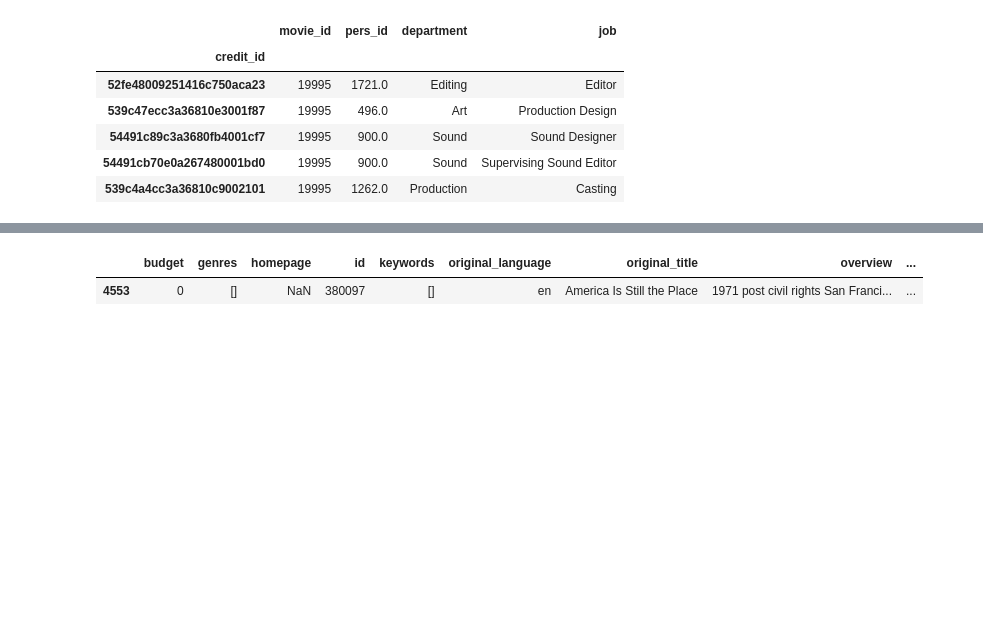
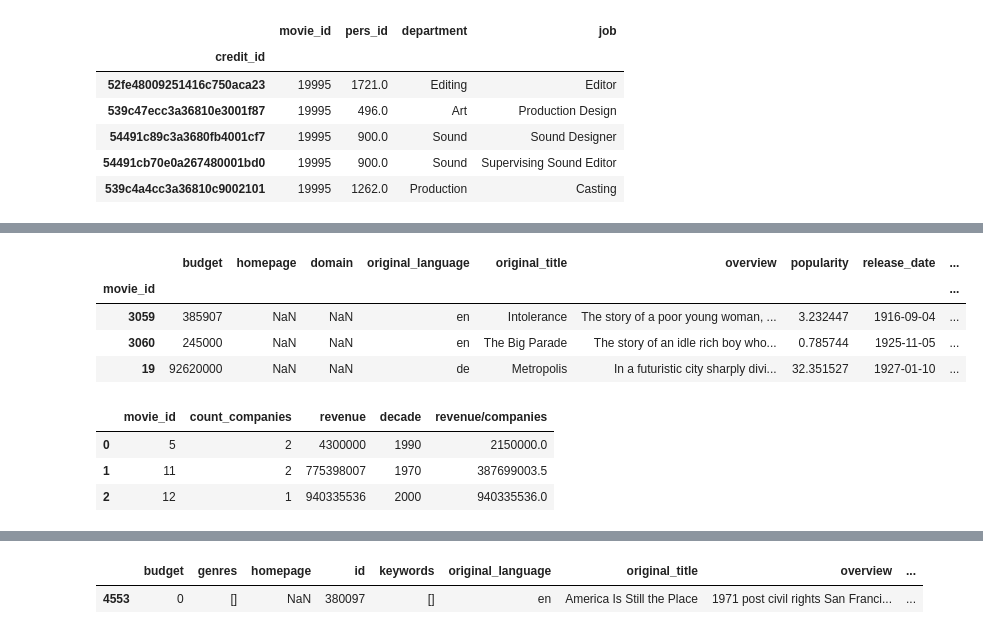
Before and after one commit to daraste/Foundations-of-Computer-Science, a Jupyter notebook: Foundations_of_Computer_Science_Project.ipynb, the cells around one changed output, grey strips where cells are left out. Drawn from its saved outputs; the diff is of its cells as text; code cells hidden in the pictures; blank space fills up the shorter version.

```diff
--- a/Foundations_of_Computer_Science_Project.ipynb
+++ b/Foundations_of_Computer_Science_Project.ipynb
@@ -339,0 +387,24 @@ attori_cast
+# %%
+
+
+#calcolo della decade di ogni film
+movie_id['decade'] = pd.to_datetime(movie_id['release_date'], format="%Y-%m-%d").dt.year//10*10
+movie_id['decade'] = movie_id.decade.replace(np.nan, 'Missing')
+movie_id.sort_values(['release_date'], ascending=[True]).head(3)
+# %% [output]
+|  | budget | homepage | domain | original_language | original_title | overview | popularity | release_date | ... |
+| movie_id |  |  |  |  |  |  |  |  | ... |
+| 3059 | 385907 | NaN | NaN | en | Intolerance | The story of a poor young woman, ... | 3.232447 | 1916-09-04 | ... |
+| 3060 | 245000 | NaN | NaN | en | The Big Parade | The story of an idle rich boy who... | 0.785744 | 1925-11-05 | ... |
+| 19 | 92620000 | NaN | NaN | de | Metropolis | In a futuristic city sharply divi... | 32.351527 | 1927-01-10 | ... |
+# %%
+#calcolo le revenue per ogni film e le revenue per ogni film/company
+pc = pd.merge(pc_counter.reset_index(), movie_id.reset_index(), on='movie_id')
+pc = pc[['movie_id', 'company_id', 'revenue', 'decade']].rename(index=str, columns={'company_id':'count_companies'})
+pc['revenue/companies'] = pc['revenue'] / pc['count_companies']
+pc.head(3)
+# %% [output]
+|  | movie_id | count_companies | revenue | decade | revenue/companies |
+| 0 | 5 | 2 | 4300000 | 1990 | 2150000.0 |
+| 1 | 11 | 2 | 775398007 | 1970 | 387699003.5 |
+| 2 | 12 | 1 | 940335536 | 2000 | 940335536.0 |
```
Also changed, not shown: parts of 23 cells of this notebook.
